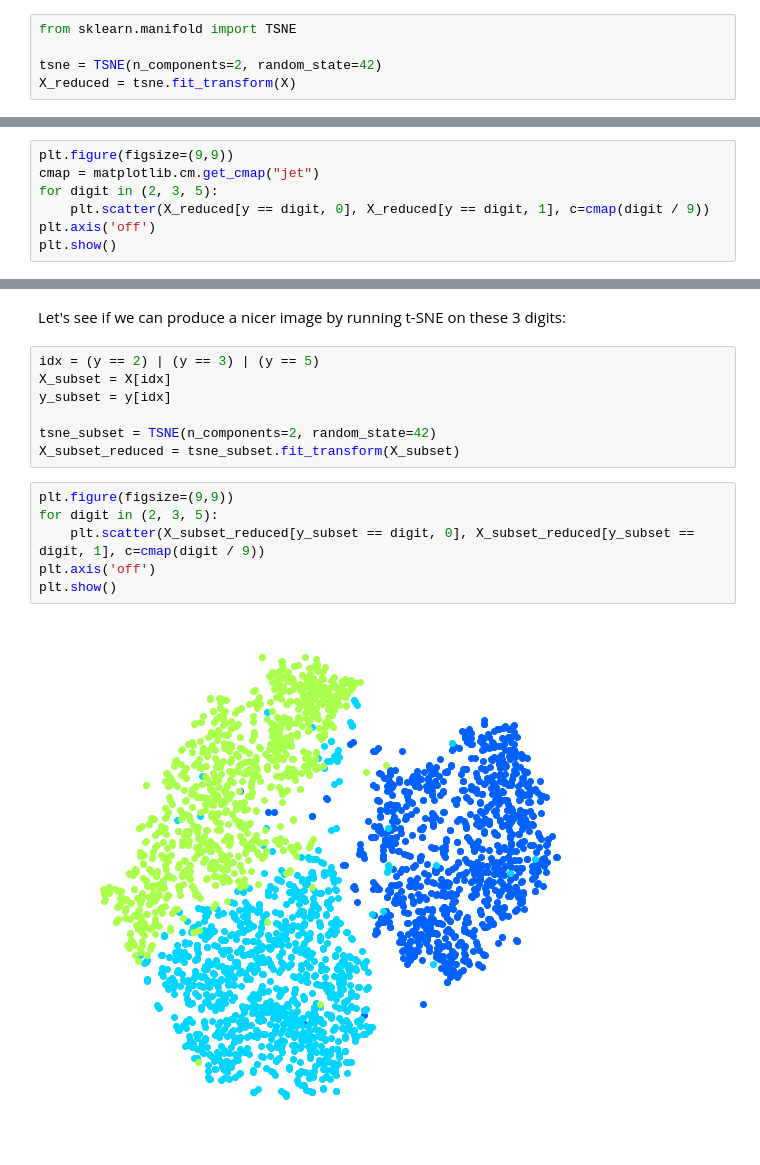
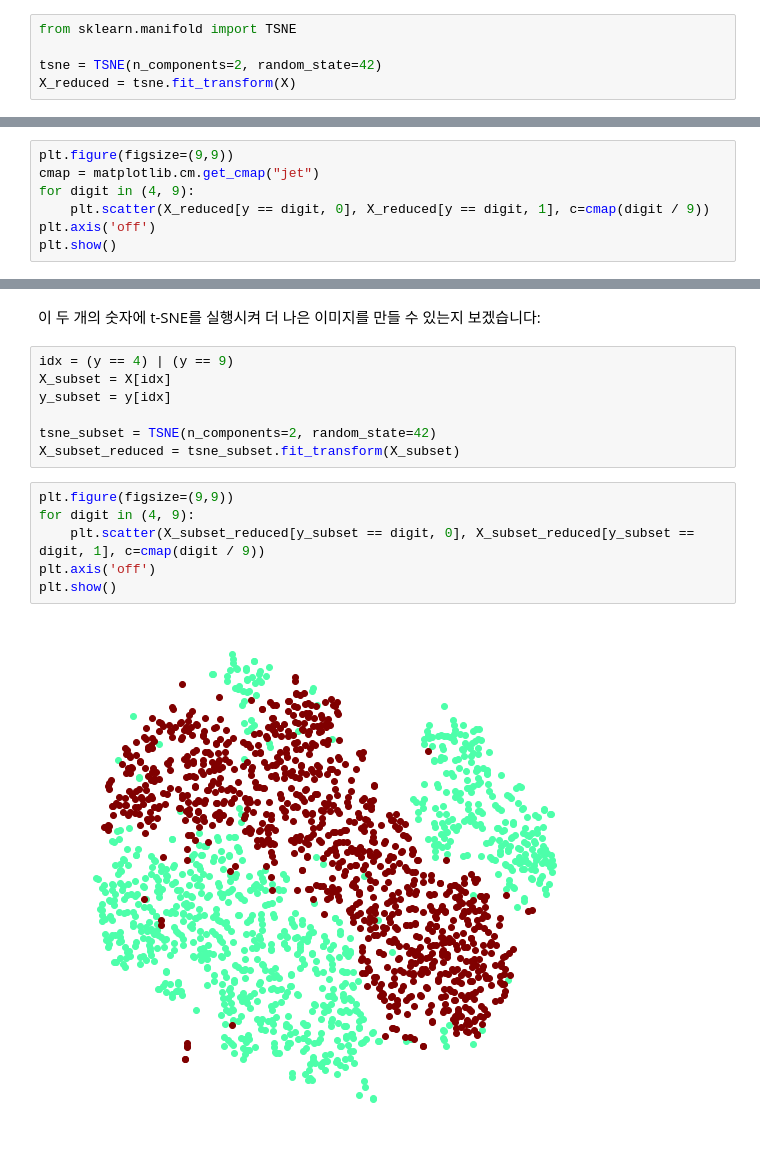
Before and after one commit to gocks8/deep_study, a Jupyter notebook: 08_dimensionality_reduction.ipynb, the cells around one changed output, grey strips where cells are left out. Drawn from its saved outputs; the diff is of its cells as text.

```diff
--- a/08_dimensionality_reduction.ipynb
+++ b/08_dimensionality_reduction.ipynb
@@ -1018,7 +1006,7 @@ Let's focus on digits 3 and 5, which seem to overlap a lot.
 # %%
 plt.figure(figsize=(9,9))
 cmap = matplotlib.cm.get_cmap("jet")
-for digit in (2, 3, 5):
+for digit in (4, 9):
     plt.scatter(X_reduced[y == digit, 0], X_reduced[y == digit, 1], c=cmap(digit / 9))
 plt.axis('off')
 plt.show()
@@ -1027,7 +1015,7 @@ plt.show()
-# %% [markdown]
-Let's see if we can produce a nicer image by running t-SNE on these 3 digits:
+# %% [markdown]
+이 두 개의 숫자에 t-SNE를 실행시켜 더 나은 이미지를 만들 수 있는지 보겠습니다:
 # %%
-idx = (y == 2) | (y == 3) | (y == 5)
+idx = (y == 4) | (y == 9)
 X_subset = X[idx]
 y_subset = y[idx]
 
@@ -1035,9 +1023,9 @@ tsne_subset = TSNE(n_components=2, random_state=42)
 X_subset_reduced = tsne_subset.fit_transform(X_subset)
 # %%
 plt.figure(figsize=(9,9))
-for digit in (2, 3, 5):
+for digit in (4, 9):
     plt.scatter(X_subset_reduced[y_subset == digit, 0], X_subset_reduced[y_subset == digit, 1], c=cmap(digit / 9))
 plt.axis('off')
 plt.show()
 # %% [output]
-[figure, old version]
+[figure, new version]
```
Also changed, not shown: parts of 198 cells of this notebook, 2 other files.
